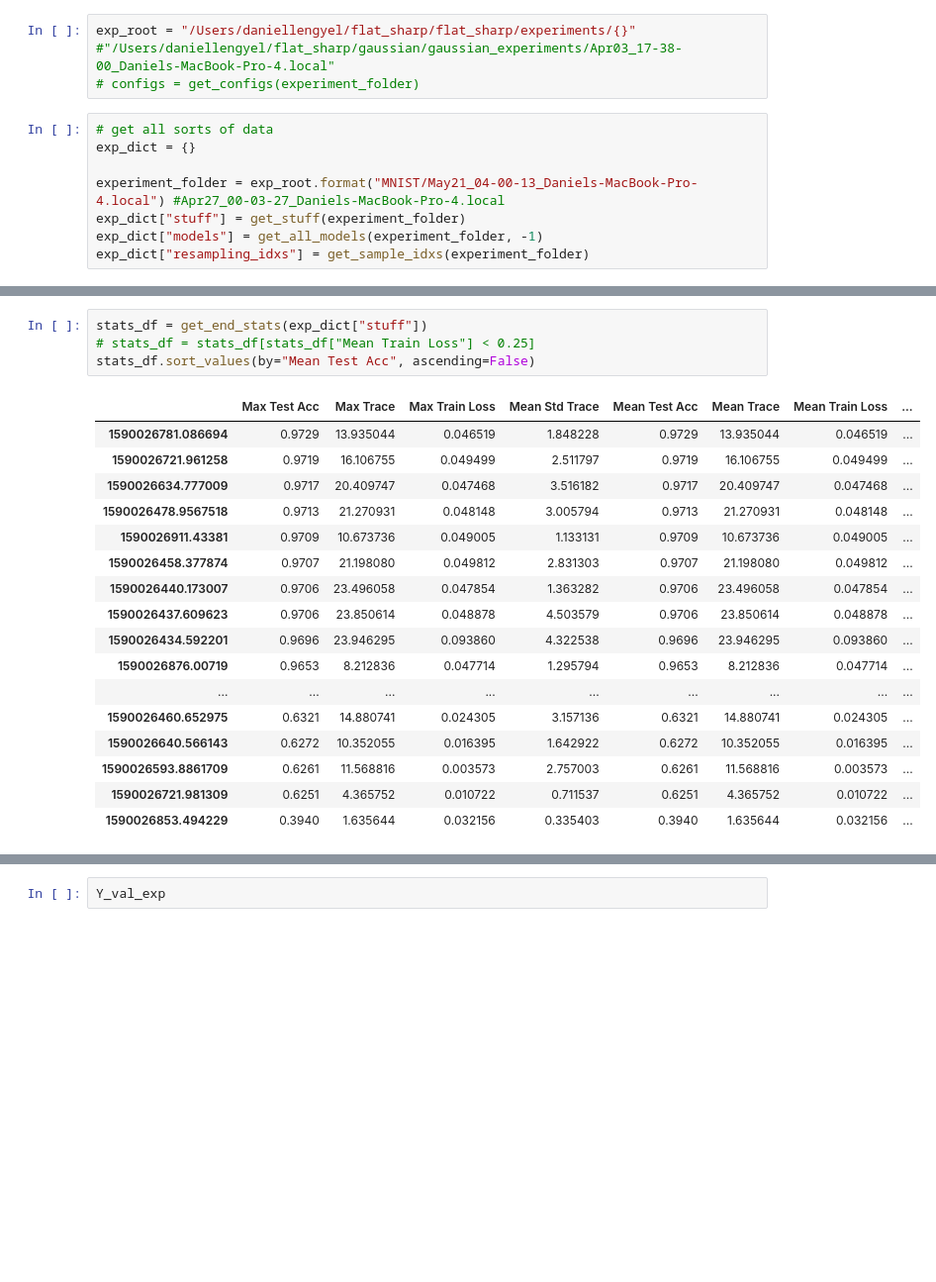
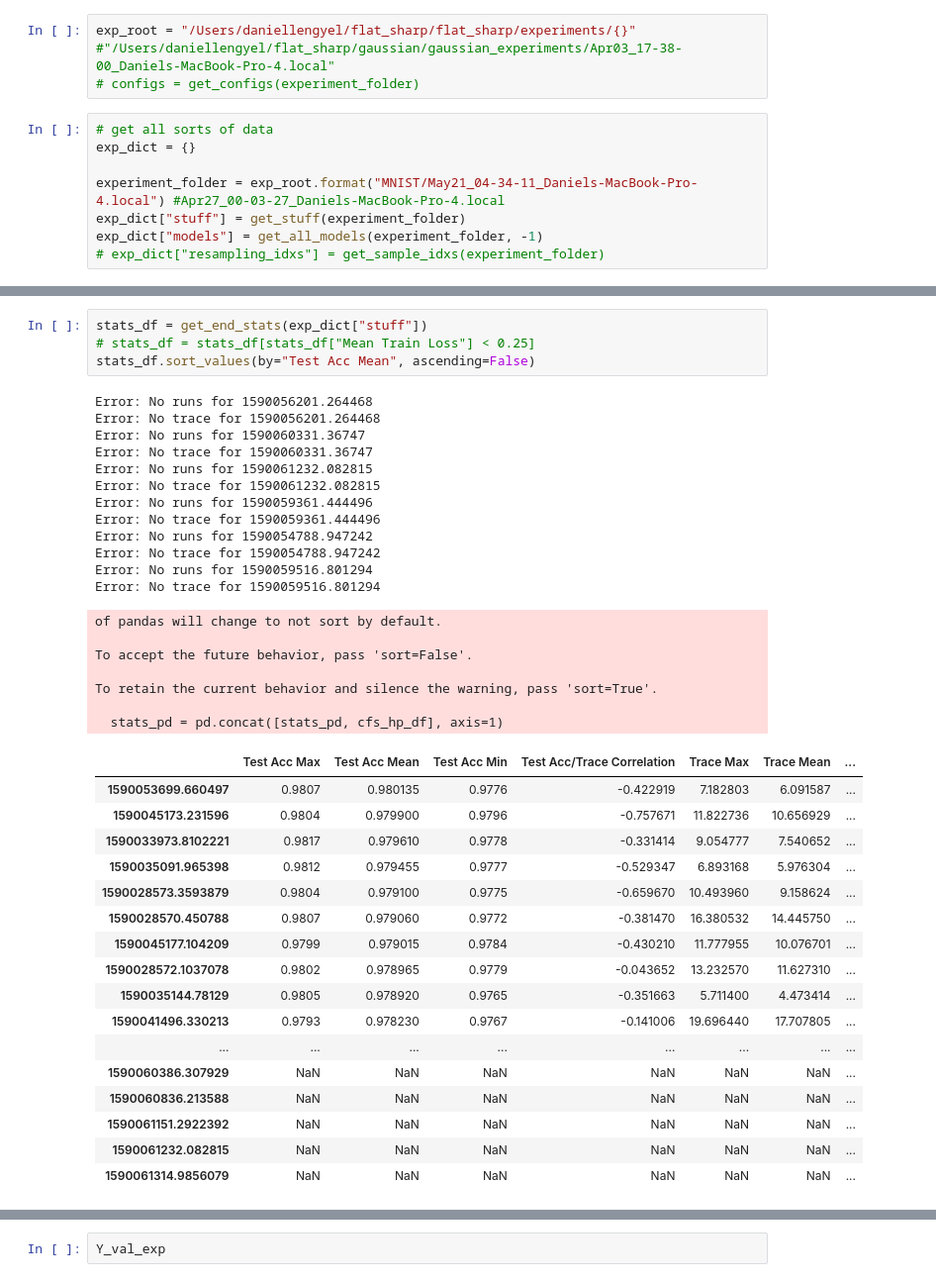
Before and after one commit to daniellengyel/flat_sharp, a Jupyter notebook: flat_sharp/Analysis.ipynb, the cells around one changed output, grey strips where cells are left out. Shown at 99% size. Drawn from its saved outputs; the diff is of its cells as text; blank space fills up the shorter version.

```diff
--- a/flat_sharp/Analysis.ipynb
+++ b/flat_sharp/Analysis.ipynb
@@ -138,10 +138,10 @@ exp_root = "/Users/daniellengyel/flat_sharp/flat_sharp/experiments/{}" #"/Users/
 # get all sorts of data
 exp_dict = {}
 
-experiment_folder = exp_root.format("MNIST/May21_04-00-13_Daniels-MacBook-Pro-4.local") #Apr27_00-03-27_Daniels-MacBook-Pro-4.local
+experiment_folder = exp_root.format("MNIST/May21_04-34-11_Daniels-MacBook-Pro-4.local") #Apr27_00-03-27_Daniels-MacBook-Pro-4.local
 exp_dict["stuff"] = get_stuff(experiment_folder)
 exp_dict["models"] = get_all_models(experiment_folder, -1)
-exp_dict["resampling_idxs"] = get_sample_idxs(experiment_folder)
+# exp_dict["resampling_idxs"] = get_sample_idxs(experiment_folder)
 # %% [output]
 Getting tsne.
 Error: tsne could not be found
@@ -151,25 +155,44 @@ Getting acc.
 # %%
 stats_df = get_end_stats(exp_dict["stuff"])
 # stats_df = stats_df[stats_df["Mean Train Loss"] < 0.25]
-stats_df.sort_values(by="Mean Test Acc", ascending=False)
+stats_df.sort_values(by="Test Acc Mean", ascending=False)
 # %% [output]
+Error: No runs for 1590056201.264468
+Error: No trace for 1590056201.264468
+Error: No runs for 1590060331.36747
+Error: No trace for 1590060331.36747
+Error: No runs for 1590061232.082815
+Error: No trace for 1590061232.082815
+Error: No runs for 1590059361.444496
+Error: No trace for 1590059361.444496
+Error: No runs for 1590054788.947242
+Error: No trace for 1590054788.947242
+Error: No runs for 1590059516.801294
+Error: No trace for 1590059516.801294
+of pandas will change to not sort by default.
+
+To accept the future behavior, pass 'sort=False'.
+
+To retain the current behavior and silence the warning, pass 'sort=True'.
+
+  stats_pd = pd.concat([stats_pd, cfs_hp_df], axis=1)
-|  | Max Test Acc | Max Trace | Max Train Loss | Mean Std Trace | Mean Test Acc | Mean Trace | Mean Train Loss | ... |
-| 1590026781.086694 | 0.9729 | 13.935044 | 0.046519 | 1.848228 | 0.9729 | 13.935044 | 0.046519 | ... |
-| 1590026721.961258 | 0.9719 | 16.106755 | 0.049499 | 2.511797 | 0.9719 | 16.106755 | 0.049499 | ... |
-| 1590026634.777009 | 0.9717 | 20.409747 | 0.047468 | 3.516182 | 0.9717 | 20.409747 | 0.047468 | ... |
-| 1590026478.9567518 | 0.9713 | 21.270931 | 0.048148 | 3.005794 | 0.9713 | 21.270931 | 0.048148 | ... |
-| 1590026911.43381 | 0.9709 | 10.673736 | 0.049005 | 1.133131 | 0.9709 | 10.673736 | 0.049005 | ... |
-| 1590026458.377874 | 0.9707 | 21.198080 | 0.049812 | 2.831303 | 0.9707 | 21.198080 | 0.049812 | ... |
-| 1590026440.173007 | 0.9706 | 23.496058 | 0.047854 | 1.363282 | 0.9706 | 23.496058 | 0.047854 | ... |
-| 1590026437.609623 | 0.9706 | 23.850614 | 0.048878 | 4.503579 | 0.9706 | 23.850614 | 0.048878 | ... |
-| 1590026434.592201 | 0.9696 | 23.946295 | 0.093860 | 4.322538 | 0.9696 | 23.946295 | 0.093860 | ... |
-| 1590026876.00719 | 0.9653 | 8.212836 | 0.047714 | 1.295794 | 0.9653 | 8.212836 | 0.047714 | ... |
-| ... | ... | ... | ... | ... | ... | ... | ... | ... |
-| 1590026460.652975 | 0.6321 | 14.880741 | 0.024305 | 3.157136 | 0.6321 | 14.880741 | 0.024305 | ... |
-| 1590026640.566143 | 0.6272 | 10.352055 | 0.016395 | 1.642922 | 0.6272 | 10.352055 | 0.016395 | ... |
-| 1590026593.8861709 | 0.6261 | 11.568816 | 0.003573 | 2.757003 | 0.6261 | 11.568816 | 0.003573 | ... |
-| 1590026721.981309 | 0.6251 | 4.365752 | 0.010722 | 0.711537 | 0.6251 | 4.365752 | 0.010722 | ... |
-| 1590026853.494229 | 0.3940 | 1.635644 | 0.032156 | 0.335403 | 0.3940 | 1.635644 | 0.032156 | ... |
+|  | Test Acc Max | Test Acc Mean | Test Acc Min | Test Acc/Trace Correlation | Trace Max | Trace Mean | ... |
+| 1590053699.660497 | 0.9807 | 0.980135 | 0.9776 | -0.422919 | 7.182803 | 6.091587 | ... |
+| 1590045173.231596 | 0.9804 | 0.979900 | 0.9796 | -0.757671 | 11.822736 | 10.656929 | ... |
+| 1590033973.8102221 | 0.9817 | 0.979610 | 0.9778 | -0.331414 | 9.054777 | 7.540652 | ... |
+| 1590035091.965398 | 0.9812 | 0.979455 | 0.9777 | -0.529347 | 6.893168 | 5.976304 | ... |
+| 1590028573.3593879 | 0.9804 | 0.979100 | 0.9775 | -0.659670 | 10.493960 | 9.158624 | ... |
+| 1590028570.450788 | 0.9807 | 0.979060 | 0.9772 | -0.381470 | 16.380532 | 14.445750 | ... |
+| 1590045177.104209 | 0.9799 | 0.979015 | 0.9784 | -0.430210 | 11.777955 | 10.076701 | ... |
+| 1590028572.1037078 | 0.9802 | 0.978965 | 0.9779 | -0.043652 | 13.232570 | 11.627310 | ... |
+| 1590035144.78129 | 0.9805 | 0.978920 | 0.9765 | -0.351663 | 5.711400 | 4.473414 | ... |
+| 1590041496.330213 | 0.9793 | 0.978230 | 0.9767 | -0.141006 | 19.696440 | 17.707805 | ... |
+| ... | ... | ... | ... | ... | ... | ... | ... |
+| 1590060386.307929 | NaN | NaN | NaN | NaN | NaN | NaN | ... |
+| 1590060836.213588 | NaN | NaN | NaN | NaN | NaN | NaN | ... |
+| 1590061151.2922392 | NaN | NaN | NaN | NaN | NaN | NaN | ... |
+| 1590061232.082815 | NaN | NaN | NaN | NaN | NaN | NaN | ... |
+| 1590061314.9856079 | NaN | NaN | NaN | NaN | NaN | NaN | ... |
 # %%
 stats_df = get_end_stats(exp_dict["stuff"])
 # stats_df = stats_df[stats_df["Mean Train Loss"] < 0.25]
```
Also changed, not shown: parts of 12 cells of this notebook, 4 other files.
